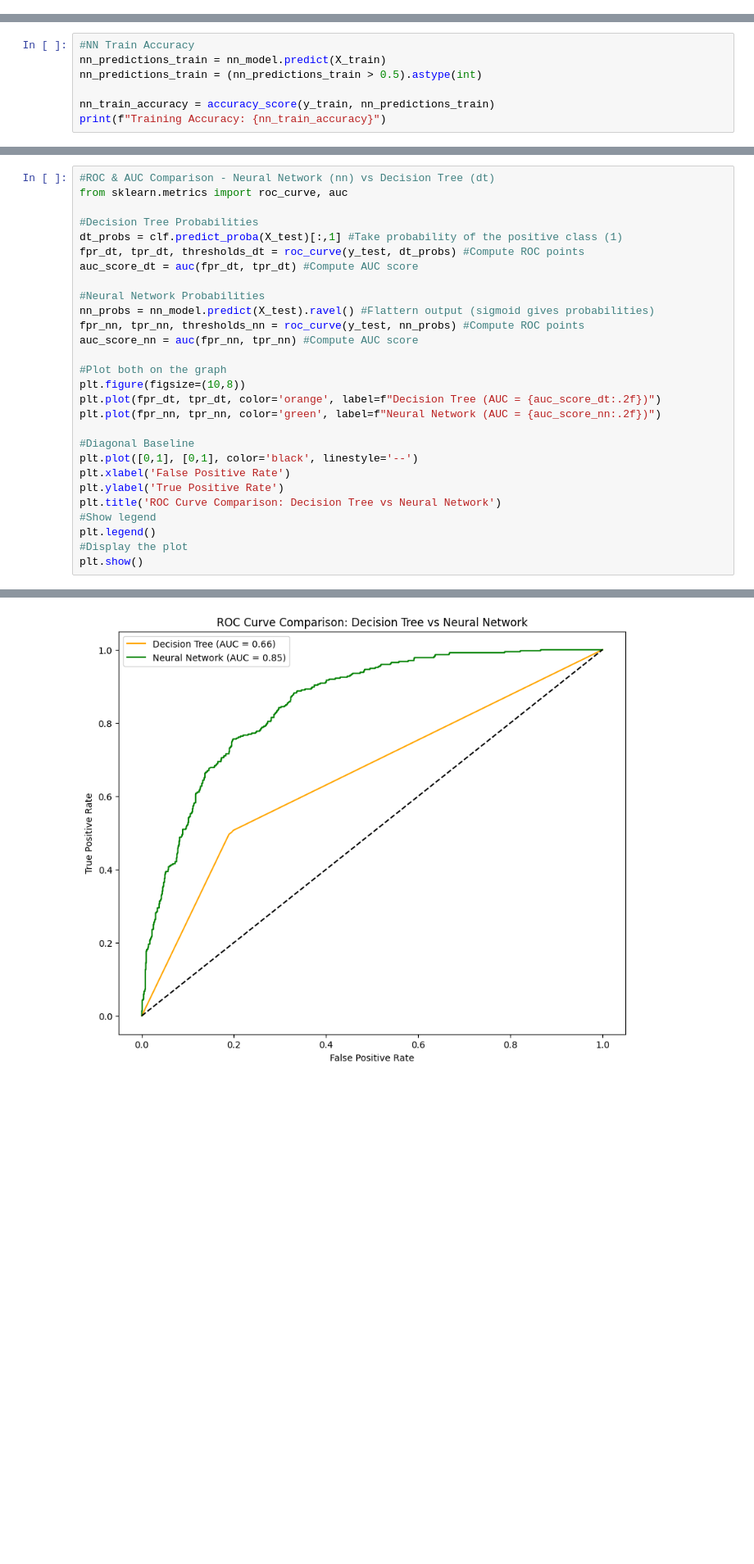
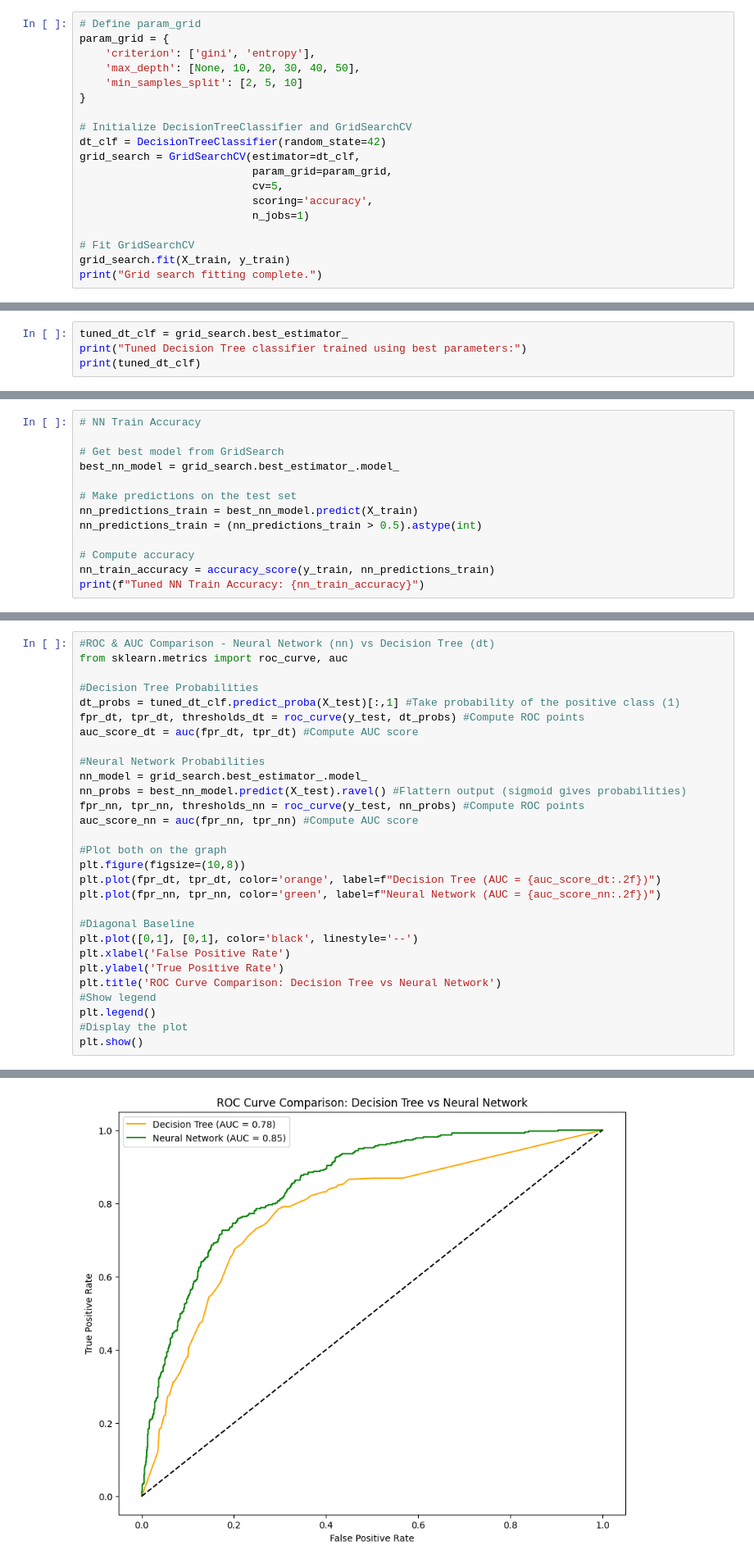
Before and after one commit to Omethmee/CoureseWork-for-Machine-Learning, a Jupyter notebook: 2425451.ipynb, the cells around one changed output, grey strips where cells are left out. Shown at 82% size. Drawn from its saved outputs; the diff is of its cells as text; blank space fills up the shorter version.

```diff
--- a/2425451.ipynb
+++ b/2425451.ipynb
@@ -471,0 +459,19 @@ Training Accuracy: 0.9943201987930422
+# %%
+# Define param_grid
+param_grid = {
+    'criterion': ['gini', 'entropy'],
+    'max_depth': [None, 10, 20, 30, 40, 50],
+    'min_samples_split': [2, 5, 10]
+}
+
+# Initialize DecisionTreeClassifier and GridSearchCV
+dt_clf = DecisionTreeClassifier(random_state=42)
+grid_search = GridSearchCV(estimator=dt_clf,
+                           param_grid=param_grid,
+                           cv=5,
+                           scoring='accuracy',
+                           n_jobs=1)
+
+# Fit GridSearchCV
+grid_search.fit(X_train, y_train)
+print("Grid search fitting complete.")
@@ -471,0 +486,4 @@ Training Accuracy: 0.9943201987930422
+# %%
+tuned_dt_clf = grid_search.best_estimator_
+print("Tuned Decision Tree classifier trained using best parameters:")
+print(tuned_dt_clf)
@@ -628,9 +701,15 @@ Test Accuracy: 0.8026969481902059
 # %%
-#NN Train Accuracy
-nn_predictions_train = nn_model.predict(X_train)
+# NN Train Accuracy
+
+# Get best model from GridSearch
+best_nn_model = grid_search.best_estimator_.model_
+
+# Make predictions on the test set
+nn_predictions_train = best_nn_model.predict(X_train)
 nn_predictions_train = (nn_predictions_train > 0.5).astype(int)
 
+# Compute accuracy
 nn_train_accuracy = accuracy_score(y_train, nn_predictions_train)
-print(f"Training Accuracy: {nn_train_accuracy}")
+print(f"Tuned NN Train Accuracy: {nn_train_accuracy}")
 # %% [output]
 177/177 ━━━━━━━━━━━━━━━━━━━━ 0s 2ms/step
@@ -686,34 +765,35 @@ Confusion Matrix:
 # %%
 #ROC & AUC Comparison - Neural Network (nn) vs Decision Tree (dt)
 from sklearn.metrics import roc_curve, auc
 
 #Decision Tree Probabilities
-dt_probs = clf.predict_proba(X_test)[:,1] #Take probability of the positive class (1)
+dt_probs = tuned_dt_clf.predict_proba(X_test)[:,1] #Take probability of the positive class (1)
 fpr_dt, tpr_dt, thresholds_dt = roc_curve(y_test, dt_probs) #Compute ROC points
 auc_score_dt = auc(fpr_dt, tpr_dt) #Compute AUC score
 
 #Neural Network Probabilities
-nn_probs = nn_model.predict(X_test).ravel() #Flattern output (sigmoid gives probabilities)
+nn_model = grid_search.best_estimator_.model_
+nn_probs = best_nn_model.predict(X_test).ravel() #Flattern output (sigmoid gives probabilities)
 fpr_nn, tpr_nn, thresholds_nn = roc_curve(y_test, nn_probs) #Compute ROC points
 auc_score_nn = auc(fpr_nn, tpr_nn) #Compute AUC score
 
 #Plot both on the graph
 plt.figure(figsize=(10,8))
 plt.plot(fpr_dt, tpr_dt, color='orange', label=f"Decision Tree (AUC = {auc_score_dt:.2f})")
 plt.plot(fpr_nn, tpr_nn, color='green', label=f"Neural Network (AUC = {auc_score_nn:.2f})")
 
 #Diagonal Baseline
 plt.plot([0,1], [0,1], color='black', linestyle='--')
 plt.xlabel('False Positive Rate')
 plt.ylabel('True Positive Rate')
 plt.title('ROC Curve Comparison: Decision Tree vs Neural Network')
 #Show legend
 plt.legend()
 #Display the plot
 plt.show()
 # %% [output]
 45/45 ━━━━━━━━━━━━━━━━━━━━ 0s 2ms/step
-[figure, old version]
+[figure, new version]
 # %%
 #Model Comparison - Accuracy, Precision, recall, F1
 from sklearn.metrics import classification_report
```
Also changed, not shown: parts of 22 cells of this notebook.
